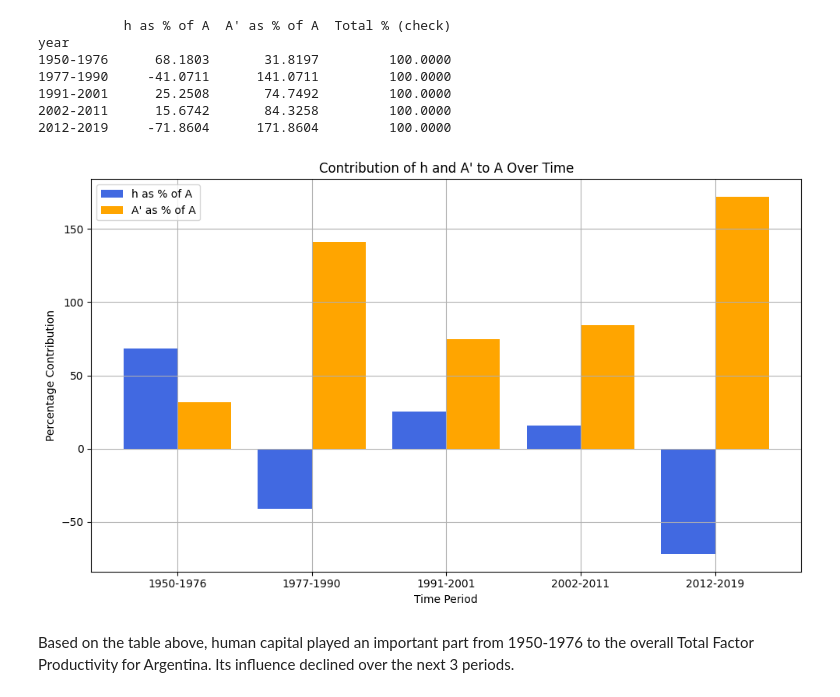
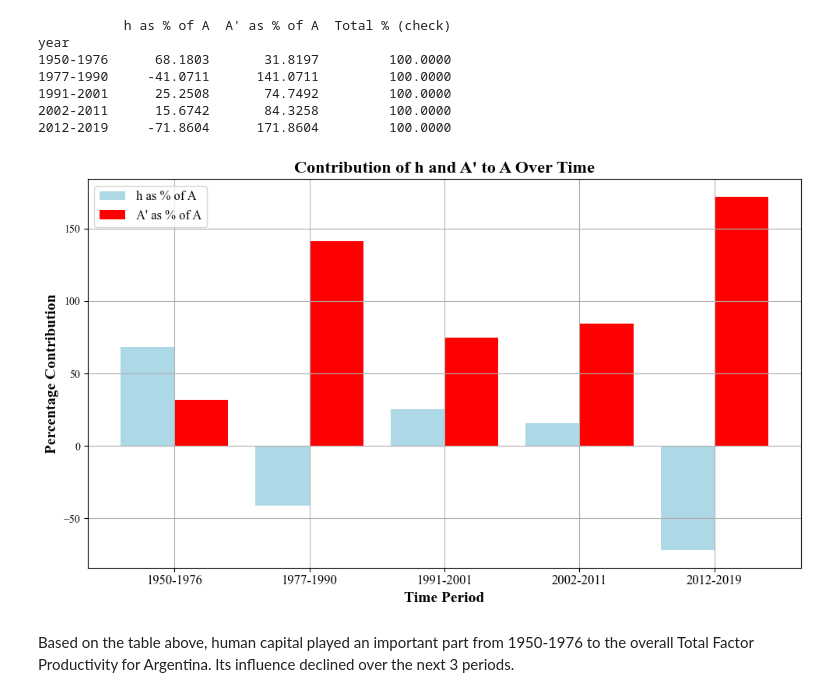
Before and after one commit to andreheeshaojun/EC2B1-Coursework, a Jupyter notebook: Section A/Section-A-Code.ipynb, the cells around one changed output. Cells and saved outputs as stored; diff of their text form; code cells hidden in the pictures.

```diff
--- a/Section A/Section-A-Code.ipynb
+++ b/Section A/Section-A-Code.ipynb
@@ -883,9 +817,12 @@ filtered_df
 # %% [markdown]
 #### Plotting a time series for A
 # %%
+# Set font to Times New Roman
+plt.rc('font', family='Times New Roman')
+
 # Create a time-series graph plotting the TFP over time
 plt.figure(figsize=(10, 6))
-plt.plot(filtered_df['Year'], filtered_df['log A (Total Factor Productivity)'], color='purple', linestyle='-')
+plt.plot(filtered_df['Year'], filtered_df['log A (Total Factor Productivity)'], color='lightblue', linestyle='-')
 
 # Add vertical dotted lines using datetime
 plt.axvline(x=datetime(1950, 1, 1), color='black', linestyle='dotted')
@@ -901,7 +838,14 @@ plt.annotate('Convertibility\nPlan', xy=(datetime(1996, 1, 1), 2.0), ha='center'
 plt.annotate('Post\nConvert-\nibility', xy=(datetime(2007, 1, 1), 1.8), ha='center', color='black', fontsize=12)
 plt.annotate('Post\nGFC', xy=(datetime(2016, 1, 1), 1.82), ha='center', color='black', fontsize=12)
 
-plt.xlabel('Year')
-plt.ylabel("log Total Factor Productivity (A)")
-plt.title("Time Series of log A (Total Factor Productivity)")
+# Add labels and title
+plt.xlabel('Year', fontsize=14,fontweight='bold')
+plt.ylabel("log Total Factor Productivity (A)", fontsize=14, fontweight='bold')
+plt.title("Time Series of log A (Total Factor Productivity)", fontsize=16,fontweight='bold')
+
+# Customize ticks font size
+plt.xticks(fontsize=12)
+plt.yticks(fontsize=12)
+
+plt.show()
 # %% [output]
@@ -1248,7 +1196,7 @@ $$
 # %%
 # Use apply function to calculate A' for each row based on the values in the columns. We define labour as the product of the number of persons engaged and average annual hours worked.
 filtered_df["log A' (Total Factor Productivity)"] = filtered_df.apply(
-   lambda row: row[Y] / (row[h] * row[K] ** alpha * (row[l] * row[avh]) ** (1 - alpha)),
+   lambda row: row[Y_label] / (row[h] * row[K] ** alpha * (row[l] * row[avh]) ** (1 - alpha)),
    axis=1
 ).apply(np.log)  # Take the natural logarithm of the TFP values
 # %% [markdown]
@@ -1344,34 +1293,36 @@ year
 # %%
 # Extract data
 time_periods = df_contribs_percentage.index  # Time periods
 h_percent = df_contribs_percentage["h as % of A"]
 A_star_percent = df_contribs_percentage["A' as % of A"]
 
 # Set positions for grouped bars
 x = np.arange(len(time_periods))  # Group positions
 width = 0.4  # Width of bars
 
 # Create the figure and axis
 fig, ax = plt.subplots(figsize=(10, 6))
 
-# Plot bars
-bars1 = ax.bar(x - width/2, h_percent, width, label="h as % of A", color="royalblue")
-bars2 = ax.bar(x + width/2, A_star_percent, width, label="A' as % of A", color="orange")
+# Plot bars with updated colors
+bars1 = ax.bar(x - width/2, h_percent, width, label="h as % of A", color="lightblue")
+bars2 = ax.bar(x + width/2, A_star_percent, width, label="A' as % of A", color="red")
 
-# Add labels, title, and legend
-ax.set_xlabel("Time Period")
-ax.set_ylabel("Percentage Contribution")
-ax.set_title("Contribution of h and A' to A Over Time")
+# Add labels, title, and legend with Times New Roman font
+ax.set_xlabel("Time Period", fontname="Times New Roman", fontsize=14, fontweight="bold")
+ax.set_ylabel("Percentage Contribution", fontname="Times New Roman", fontsize=14, fontweight="bold")
+ax.set_title("Contribution of h and A' to A Over Time", fontname="Times New Roman", fontsize=16, fontweight="bold")
 ax.set_xticks(x)
-ax.set_xticklabels(time_periods)  # Rotate for better readability
-ax.legend()
+ax.set_xticklabels(time_periods, fontname="Times New Roman", fontsize=12)
+ax.legend(prop={"family": "Times New Roman", "size": 12})
+
+# Apply grid and layout adjustments
+plt.tight_layout()
+plt.grid(True)
 
 # Show the plot
-plt.tight_layout()
-plt.grid(True)
 plt.show()
 # %% [output]
-[figure, old version]
+[figure, new version]
 # %% [markdown]
 Based on the table above, human capital played an important part from 1950-1976 to the overall Total Factor Productivity for Argentina. Its influence declined over the next 3 periods.
 # %% [markdown]
```
Also changed, not shown: parts of 35 cells of this notebook.
